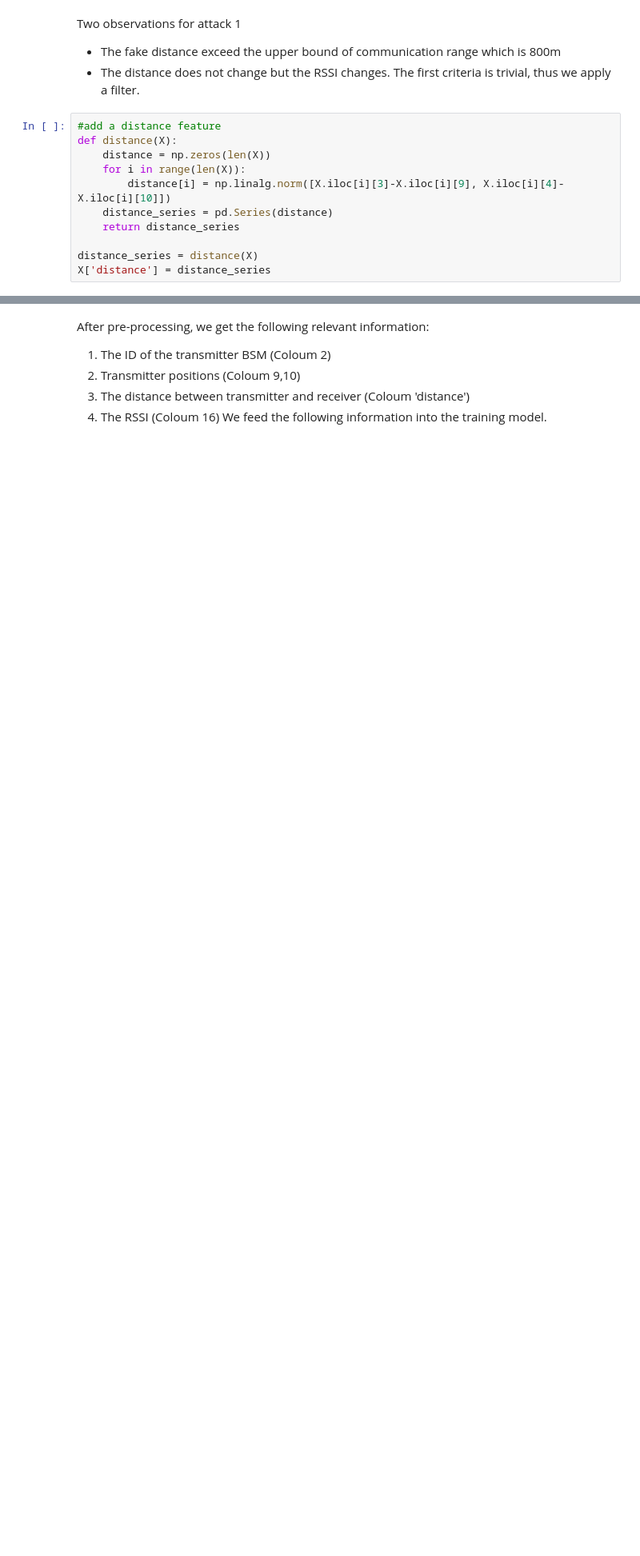
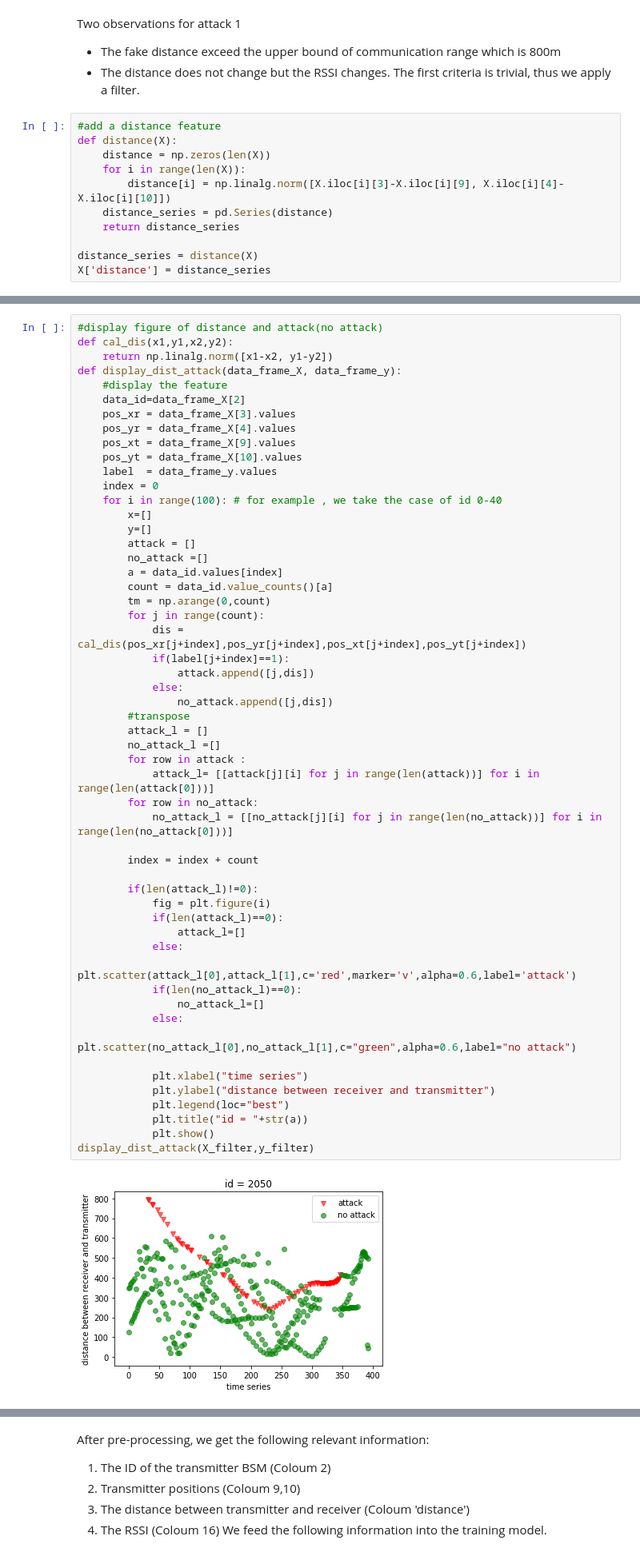
Before and after one commit to liangwangENST/SR2I208-Detection-Malicious-data, a Jupyter notebook: main.ipynb, the cells around one changed output, grey strips where cells are left out. Shown at 80% size. Drawn from its saved outputs; the diff is of its cells as text; blank space fills up the shorter version.

```diff
--- a/main.ipynb
+++ b/main.ipynb
@@ -119,0 +78,56 @@ X_feed
+# %%
+#display figure of distance and attack(no attack)
+def cal_dis(x1,y1,x2,y2):
+    return np.linalg.norm([x1-x2, y1-y2])
+def display_dist_attack(data_frame_X, data_frame_y):
+    #display the feature
+    data_id=data_frame_X[2]
+    pos_xr = data_frame_X[3].values
+    pos_yr = data_frame_X[4].values
+    pos_xt = data_frame_X[9].values
+    pos_yt = data_frame_X[10].values
+    label  = data_frame_y.values
+    index = 0
+    for i in range(100): # for example , we take the case of id 0-40
+        x=[]
+        y=[]
+        attack = []
+        no_attack =[]
+        a = data_id.values[index]
+        count = data_id.value_counts()[a]
+        tm = np.arange(0,count)
+        for j in range(count):
+            dis = cal_dis(pos_xr[j+index],pos_yr[j+index],pos_xt[j+index],pos_yt[j+index])
+            if(label[j+index]==1):
+                attack.append([j,dis])
+            else:
+                no_attack.append([j,dis])
+        #transpose
+        attack_l = []
+        no_attack_l =[]
+        for row in attack :
+            attack_l= [[attack[j][i] for j in range(len(attack))] for i in range(len(attack[0]))]
+        for row in no_attack:
+            no_attack_l = [[no_attack[j][i] for j in range(len(no_attack))] for i in range(len(no_attack[0]))]
+
+        index = index + count
+
+        if(len(attack_l)!=0):
+            fig = plt.figure(i)
+            if(len(attack_l)==0):
+                attack_l=[]
+            else:
+                plt.scatter(attack_l[0],attack_l[1],c='red',marker='v',alpha=0.6,label='attack')
+            if(len(no_attack_l)==0):
+                no_attack_l=[]
+            else:
+                plt.scatter(no_attack_l[0],no_attack_l[1],c="green",alpha=0.6,label="no attack")
+
+            plt.xlabel("time series")
+            plt.ylabel("distance between receiver and transmitter")
+            plt.legend(loc="best")
+            plt.title("id = "+str(a))
+            plt.show()
+display_dist_attack(X_filter,y_filter)
+# %% [output]
+[figure, added]
```
Also changed, not shown: parts of 14 cells of this notebook.
